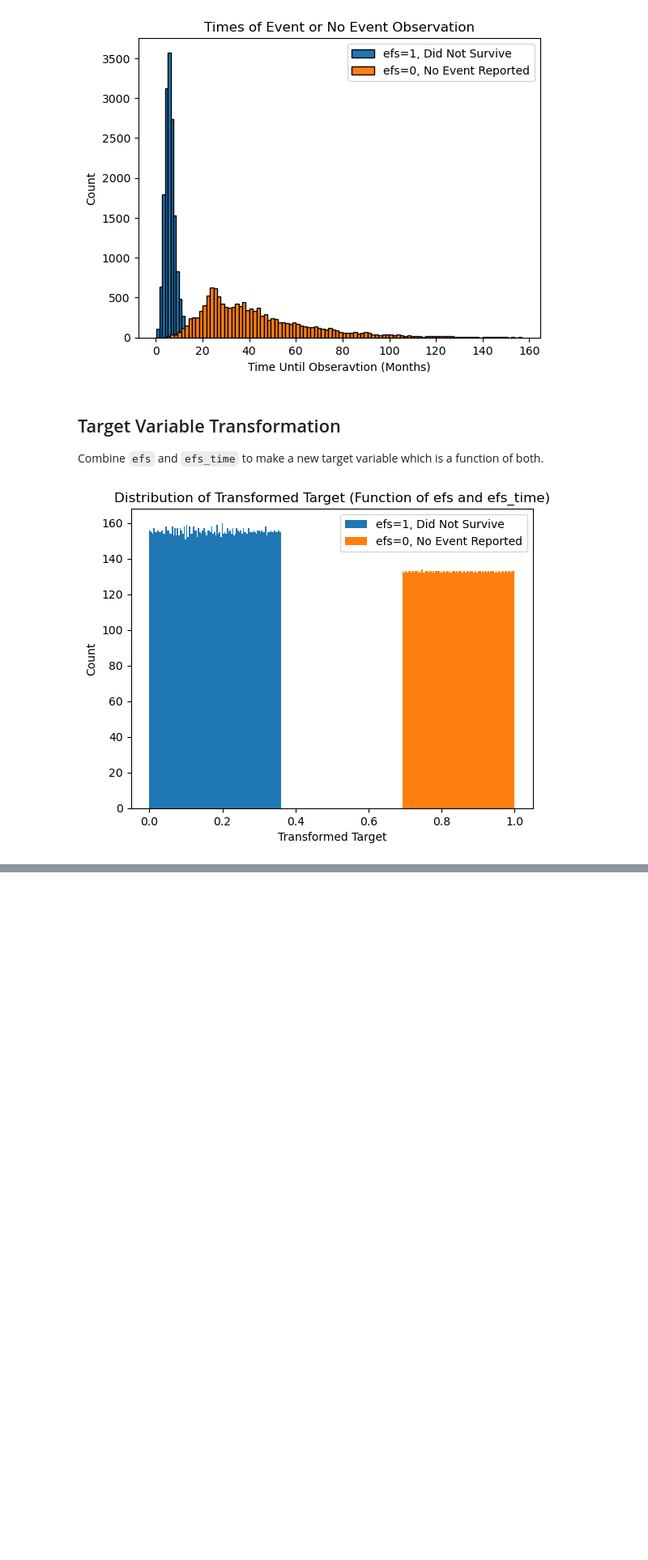
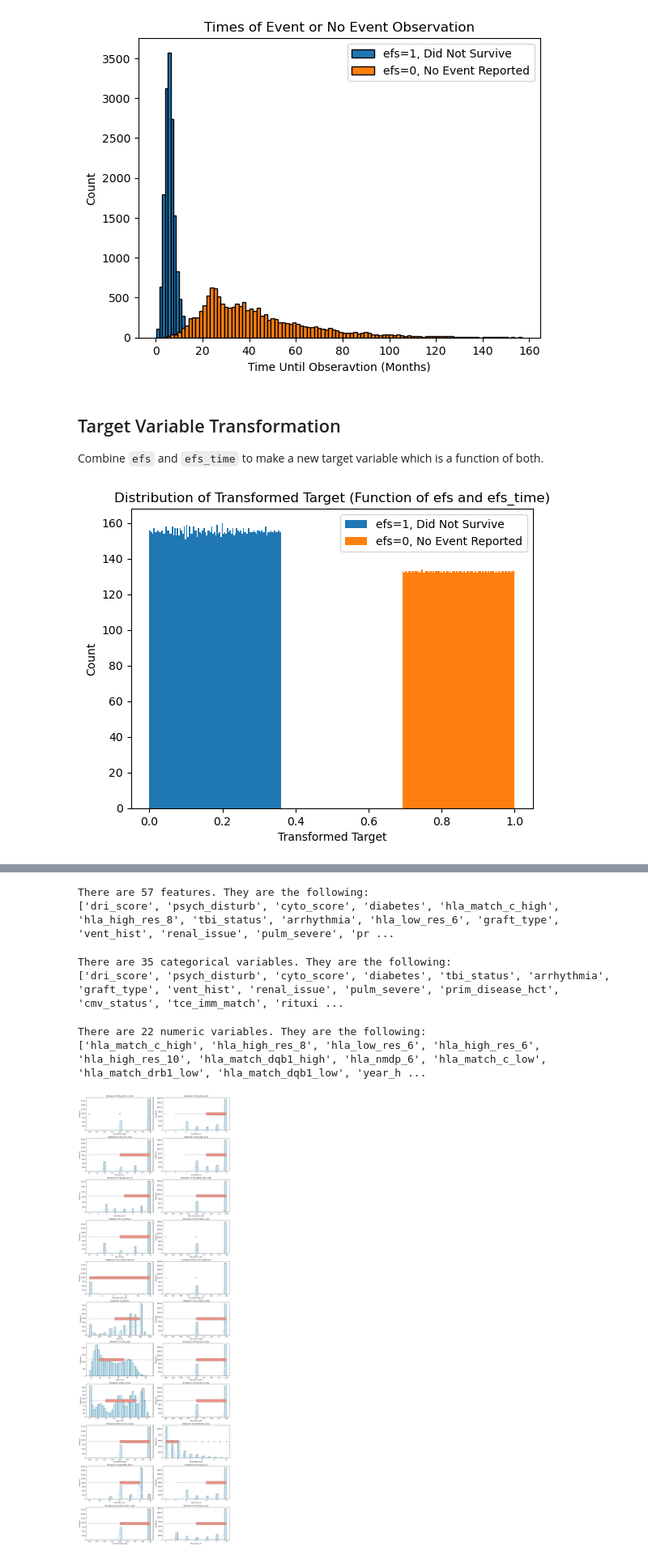
Before and after one commit to CWS01/KaggleHCTOutcomes, a Jupyter notebook: PredictingHCTOutcomes.ipynb, the cells around one changed output, grey strips where cells are left out. Shown: that part at 81% size. Cells and saved outputs as stored; diff of their text form; code cells hidden in the pictures; blank space fills up the shorter version.

```diff
--- a/PredictingHCTOutcomes.ipynb
+++ b/PredictingHCTOutcomes.ipynb
@@ -62,0 +66,52 @@ plt.show()
+# %%
+RMV = ['ID', 'efs', 'efs_time', 'y']
+features = [c for c in traindf.columns if c not in RMV]
+print(f'There are {len(features)} features. They are the following: \n{features}')
+# %% [output]
+There are 57 features. They are the following:
+['dri_score', 'psych_disturb', 'cyto_score', 'diabetes', 'hla_match_c_high', 'hla_high_res_8', 'tbi_status', 'arrhythmia', 'hla_low_res_6', 'graft_type', 'vent_hist', 'renal_issue', 'pulm_severe', 'pr ...
+# %%
+CATVARS = []
+for c in features:
+    if traindf[c].dtype == 'object':
+        CATVARS.append(c)
+        traindf[c] = traindf[c].fillna('NAN')
+        testdf[c] = testdf[c].fillna('NAN')
+print(f'There are {len(CATVARS)} categorical variables. They are the following: \n{CATVARS}')
+# %% [output]
+There are 35 categorical variables. They are the following:
+['dri_score', 'psych_disturb', 'cyto_score', 'diabetes', 'tbi_status', 'arrhythmia', 'graft_type', 'vent_hist', 'renal_issue', 'pulm_severe', 'prim_disease_hct', 'cmv_status', 'tce_imm_match', 'rituxi ...
+# %%
+NUMVARS = [c for c in features if c not in CATVARS]
+print(f'There are {len(NUMVARS)} numeric variables. They are the following: \n{NUMVARS}')
+# %% [output]
+There are 22 numeric variables. They are the following:
+['hla_match_c_high', 'hla_high_res_8', 'hla_low_res_6', 'hla_high_res_6', 'hla_high_res_10', 'hla_match_dqb1_high', 'hla_nmdp_6', 'hla_match_c_low', 'hla_match_drb1_low', 'hla_match_dqb1_low', 'year_h ...
+# %%
+import seaborn as sns
+
+plots_per_row = 2
+
+num_vars = len(NUMVARS)
+num_rows = int(np.ceil(num_vars/plots_per_row))
+# %%
+fig, axes = plt.subplots(nrows=num_rows, ncols=plots_per_row, figsize=(15,4*num_rows))
+
+if num_rows == 1:
+    axes = np.expand_dims(axes, axis=0)
+
+axes = axes.ravel()
+
+for i, column in enumerate(NUMVARS):
+    sns.histplot(traindf[column], ax=axes[i], bins=30, kde=True, color='skyblue')
+    axes[i].set_title(f'Histogram of {column}')
+    axes[i].set_ylabel('Frequency')
+
+    ax_twin=axes[i].twinx()
+    sns.boxplot(x=traindf[column], ax=ax_twin, color='salmon')
+    ax_twin.set(ylim=(-5,5))
+
+plt.tight_layout()
+plt.show()
+# %% [output]
+[figure, added]
```
Also changed, not shown: parts of 2 cells of this notebook.
